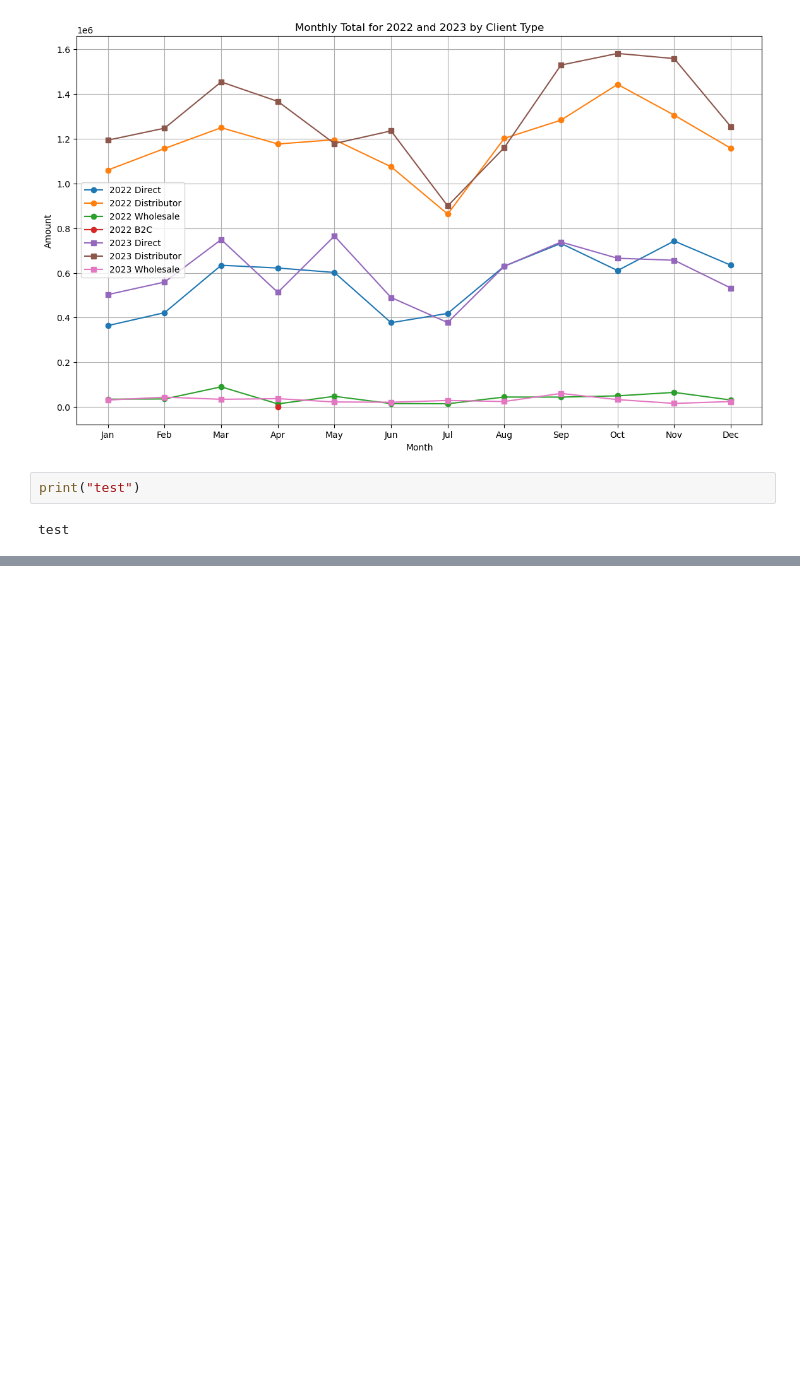
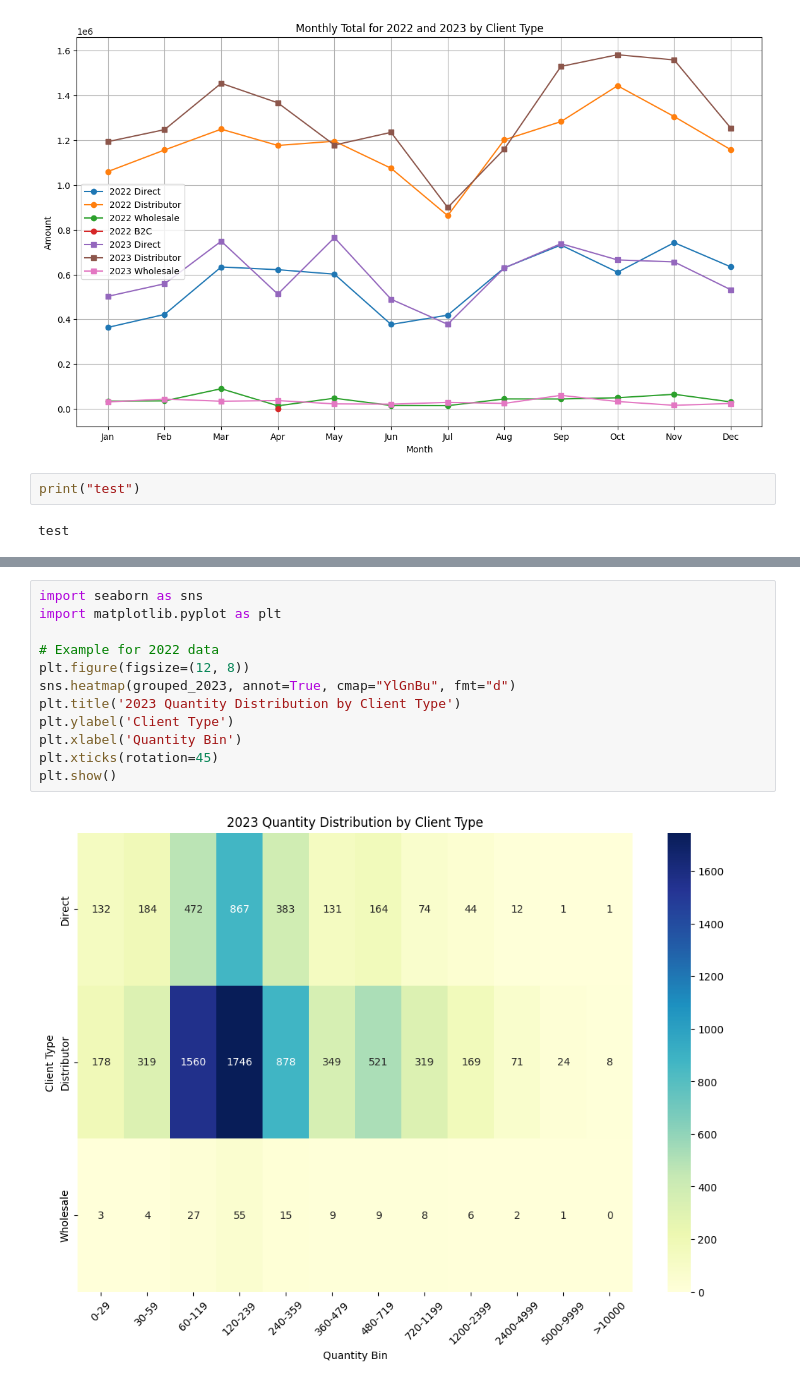
Before and after one commit to Atlis34/Project1, a Jupyter notebook: analysis/combined_data.ipynb, the cells around one changed output, grey strips where cells are left out. Drawn from its saved outputs; the diff is of its cells as text; blank space fills up the shorter version.

```diff
--- a/analysis/combined_data.ipynb
+++ b/analysis/combined_data.ipynb
@@ -1360,0 +1454,14 @@ test
+# %%
+import seaborn as sns
+import matplotlib.pyplot as plt
+
+# Example for 2022 data
+plt.figure(figsize=(12, 8))
+sns.heatmap(grouped_2023, annot=True, cmap="YlGnBu", fmt="d")
+plt.title('2023 Quantity Distribution by Client Type')
+plt.ylabel('Client Type')
+plt.xlabel('Quantity Bin')
+plt.xticks(rotation=45)
+plt.show()
+# %% [output]
+[figure, added]
```
Also changed, not shown: parts of 15 cells of this notebook, 8 other files.
